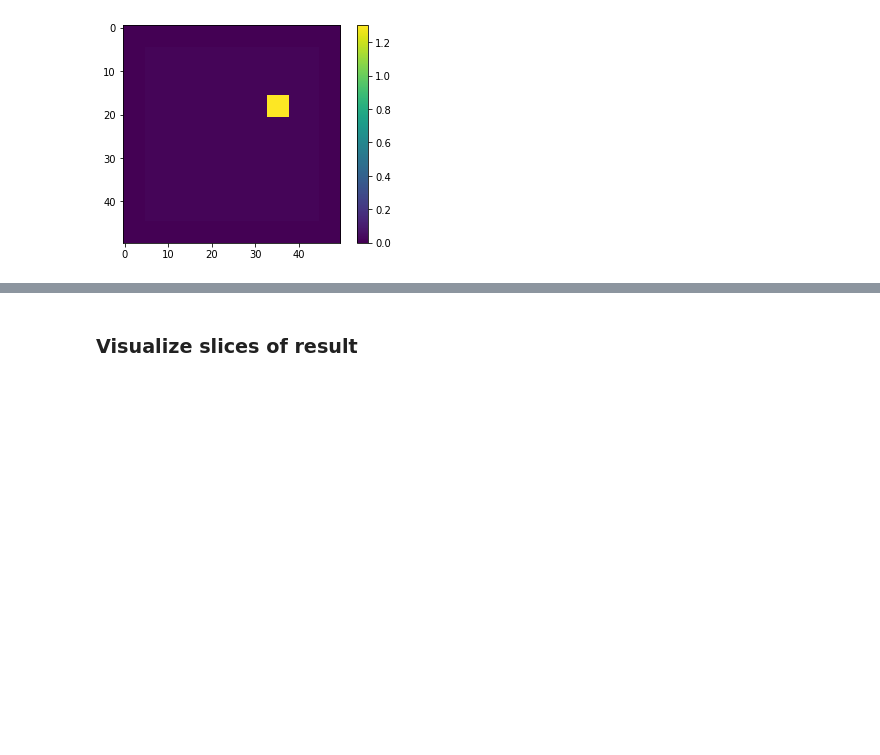
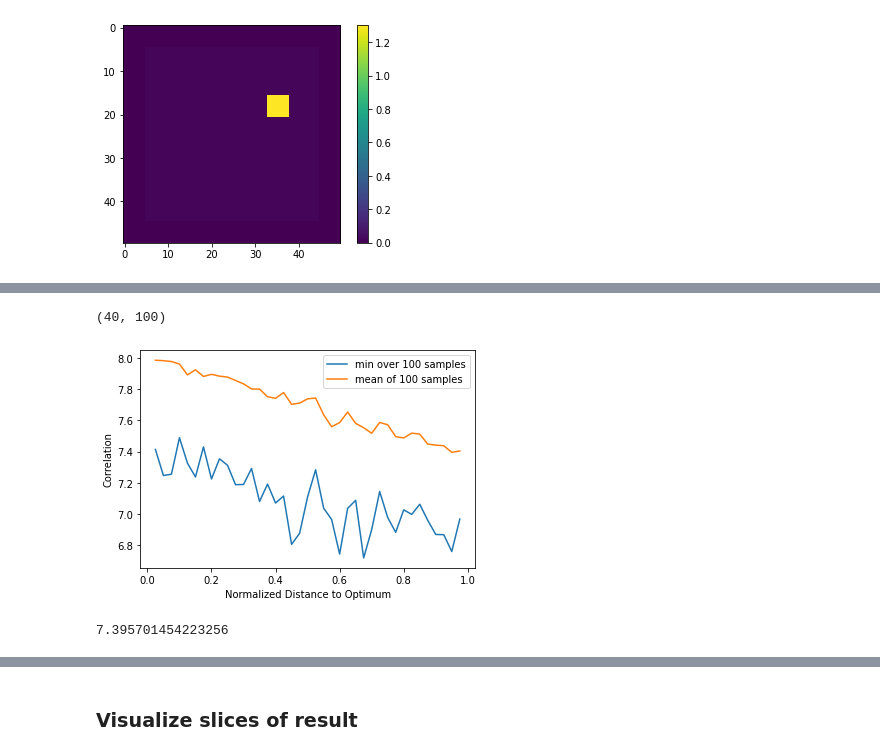
Before and after one commit to modestyachts/multi-energy-ct, a Jupyter notebook: synthetic_data.ipynb, the cells around one changed output, grey strips where cells are left out. Cells and saved outputs as stored; diff of their text form; code cells hidden in the pictures; blank space fills up the shorter version.

```diff
--- a/synthetic_data.ipynb
+++ b/synthetic_data.ipynb
@@ -183,0 +190,43 @@ tifffile.imsave(f'/home/datasets/ct_shepp/fifthdensity_{newdensity}_volume_reso{
+# %%
+# Compute our correlation over various samples near the optimum
+def loss(neighbor_volume):
+    neighbor_measurements = get_measurements(neighbor_volume)
+    return jnp.sum(jnp.square(gt_measurements - neighbor_measurements))
+
+g = jax.grad(loss)  # jacrev
+
+def correlation_sample(r):
+    # generate a random perturbation of magnitude r
+    perturbation = np.random.normal(size=volume.shape)
+    perturbation = perturbation * r / np.linalg.norm(perturbation.flatten(), ord=2)
+    # compute the inner product
+    gradient = g(volume + perturbation)
+    correlation = np.dot(gradient.flatten(), perturbation.flatten())
+    return correlation / (r**2)
+
+n = 100
+rs = np.arange(start=0, stop=1, step=0.025)
+normx = np.linalg.norm(volume.flatten(), ord=2)
+correlations = []
+for r in tqdm(rs):
+    samples = []
+    for s in range(n):
+        samples.append(correlation_sample(r*normx))
+        # correlations.append(correlation_sample(r))
+    correlations.append(samples)
+correlations = np.array(correlations)
+print(correlations.shape)
+plt.figure()
+plt.plot(rs, np.min(correlations, axis=1), label=f'min over {n} samples')
+plt.plot(rs, np.mean(correlations, axis=1), label=f'mean of {n} samples')
+plt.xlabel('Normalized Distance to Optimum')
+plt.ylabel('Correlation')
+plt.legend()
+plt.show()
+# %% [output]
+(40, 100)
+[figure, added]
+# %%
+np.linalg.norm(volume.flatten(), ord=2)
+# %% [output]
+7.395701454223256
```
Also changed, not shown: parts of 6 cells of this notebook.
